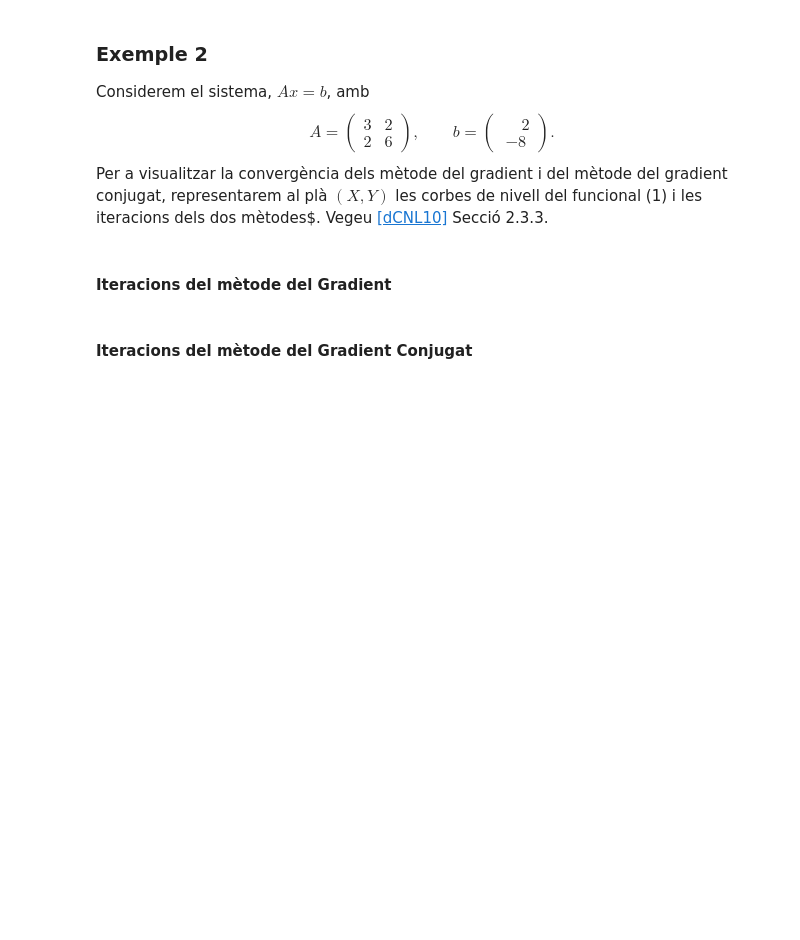
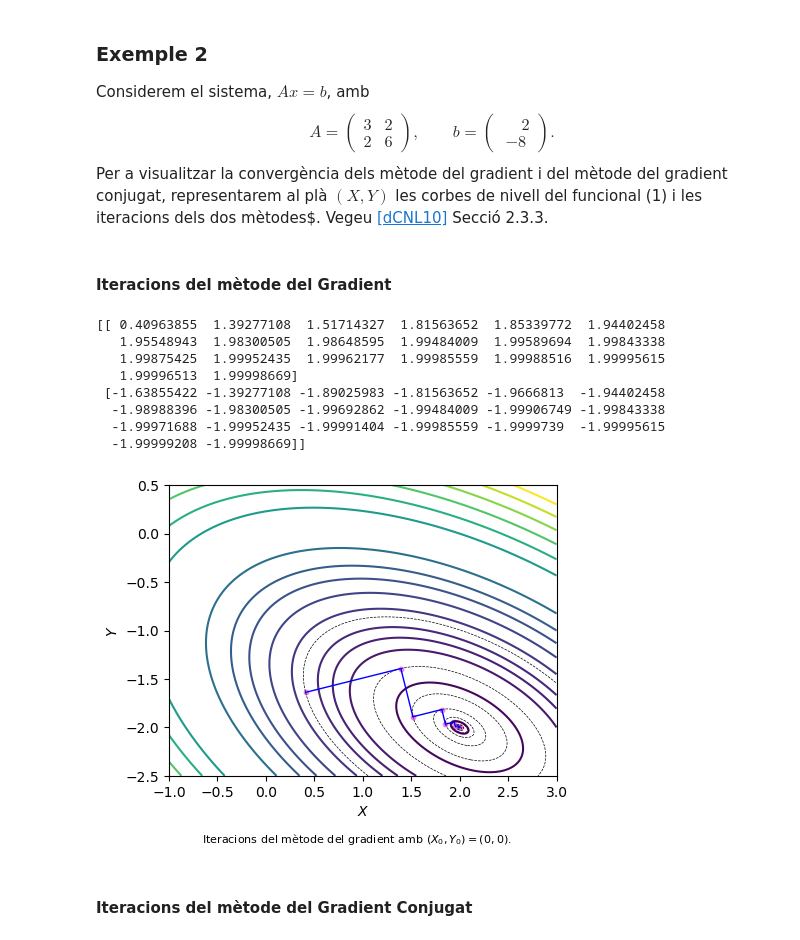
Before and after one commit to alex-touza/aln, a Jupyter notebook: exercicis-iteratius.ipynb, the cells around one changed output. Saved outputs shown, nothing was run; the diff lists cells and outputs as text; code cells hidden in the pictures; blank space fills up the shorter version.

```diff
--- a/exercicis-iteratius.ipynb
+++ b/exercicis-iteratius.ipynb
@@ -507,7 +507,7 @@ i el radi espectral de la matriu d'iteració, $\rho\left(
 # Llegim les dades del fitxer sistemasdp.npz, que conté la matriu del sistema,
 # A, simètrica definida positiva, i el terme independent, b
 
-file = "sistemasdp.npz"
+file = "data/sistemasdp.npz"
 data = load(file)
 print(f"Fichero: {file}\nClaves: {data.files}\n")
 A = data[data.files[0]]
@@ -530,5 +534,5 @@ omega_max = 1.99
 num_omega_ticks = 200
 omega = linspace(omega_min,omega_max,
                  num_omega_ticks, dtype = float64).reshape(-1)
-nit = zeros(len(omega), dtype = int64).reshape(-1)
+nit = np.zeros(len(omega), dtype = int64).reshape(-1)
 print(f"Nombre de valors de omega a l'interval (0,2): {len(omega)}")
@@ -535,4 +541,5 @@ print(f"Nombre de valors de omega a l'interval (0,2): {len(omega)}")
 # %%
+from utils import sol_sti
 nitm = 300      # Màxim nombre d'iterats
 tol = 1.0e-12   # Precisió
 
@@ -542,7 +549,7 @@ rho = omega.copy()
 diag_idx = list(range(num_files_A)), list(range(num_cols_A))
 
 for i in range(len(omega)):
-    x = zeros(num_files_b).reshape(-1,1)
+    x = np.zeros(num_files_b).reshape(-1,1)
 
     # Matriu d'iteració
     M = A.copy()
@@ -551,17 +558,20 @@ for i in range(len(omega)):
     M[diag_idx] /= omega[i]
     N[diag_idx] *= (omega[i]-1)/omega[i]
 
-    col_N = zeros(num_files_A)
+    col_N = np.zeros(num_files_A)
 
-    matriu_iteracio = zeros((num_files_A, num_cols_A))
+    matriu_iteracio = np.zeros((num_files_A, num_cols_A))
     for j in range(num_cols_A):
         col_N[0:j+1] = N[0:j+1,j]
-        matriu_iteracio[:,j] = sol_sti(M,col_N,False)
+        matriu_iteracio[:,j] = sol_sti(M, col_N)
 
     # Càlcul del radi espectral corresponent a omega[i]
     rho[i] = radi_espectral(matriu_iteracio)
 
-    x,r,it = sor(A,b,x,omega[i],tol,nitm)
+    sor = SobreRelaxacioSuccessiva(tol, nitm, omega[i])
+    sor.resoldre(A, b, x)
+    assert sor.estat is not None
+    x,r,it = sor.estat.x, sor.estat.r, sor.estat.k
 
     print(f"i: {i:3d}, " +
           f"omega: {omega[i]:7.4f}, " +
@@ -1048,37 +1091,49 @@ x = linspace(-1, 3, 200)
 y = linspace(-2.5, 0.5, 200)
 X, Y = meshgrid(x, y)
 Z = Phi(X,Y)
 
 # Calculem els iterats  del mètode del gradient conjugat
 nitm = 100
 tol = 1.0e-5
-tol_rel = tol * norm(b, ord = 2)
-z = zeros(2).reshape(-1,1)
-z, norm_res, num_it_conv, iterats = gradient(A,b.reshape(-1,1),
-                                              z,tol,nitm)
+tol_rel = tol * np.linalg.norm(b, ord = 2)
+z = np.zeros(2).reshape(-1,1)
+gradient = Gradient(tol, nitm)
+gradient.resoldre(A, b.reshape(-1, 1), z)
+z, norm_res, num_it_conv, iterats = gradient.estat.x, gradient.estat.residu(), gradient.estat.k, gradient.estat.iterats
+
 xx = iterats[0,:]
 yy = iterats[1,:]
 nivells = Phi(xx,yy)
 
 # Corbes de nivell
 fig, ax = plt.subplots(figsize = (5, 5))
 ax.set_aspect('equal', adjustable='box')
 corbes_nivell_iterats = ax.contour(X, Y, Z, levels=sort(nivells),
                                    colors='k', linewidths=0.5)
 nivells_de_referencia = [-10, -9.99, -9.5, -8.5, -8.0, -7.5, -6.5,
                          -5.5, -4.5, -3.5, -2.0, 2.0, 4.0, 6.0, 8.0,
                          10.0, 12.0]
 corbes_nivell = ax.contour(X,Y,Z,levels=nivells_de_referencia)
 
 # Dibuixem els iterats del mètode del gradient
 ax.plot(xx,yy,'-',linewidth=1.0,color='blue')
 ax.scatter(xx,yy,s=10.0,color='violet')
 plt.xlabel('$X$')
 plt.ylabel('$Y$')
 fig.text(0.5,0.07,
          "Iteracions del mètode del gradient amb $(X_{0}, Y_{0}) = (0,0)$.",
          ha = "center",fontsize=8)
 plt.show()
+# %% [output]
+[[ 0.40963855  1.39277108  1.51714327  1.81563652  1.85339772  1.94402458
+   1.95548943  1.98300505  1.98648595  1.99484009  1.99589694  1.99843338
+   1.99875425  1.99952435  1.99962177  1.99985559  1.99988516  1.99995615
+   1.99996513  1.99998669]
+ [-1.63855422 -1.39277108 -1.89025983 -1.81563652 -1.9666813  -1.94402458
+  -1.98988396 -1.98300505 -1.99692862 -1.99484009 -1.99906749 -1.99843338
+  -1.99971688 -1.99952435 -1.99991404 -1.99985559 -1.9999739  -1.99995615
+  -1.99999208 -1.99998669]]
+[figure, added]
 # %% [markdown]
 #### Iteracions del mètode del Gradient Conjugat
 # %%
```
Also changed, not shown: parts of 8 cells of this notebook.
